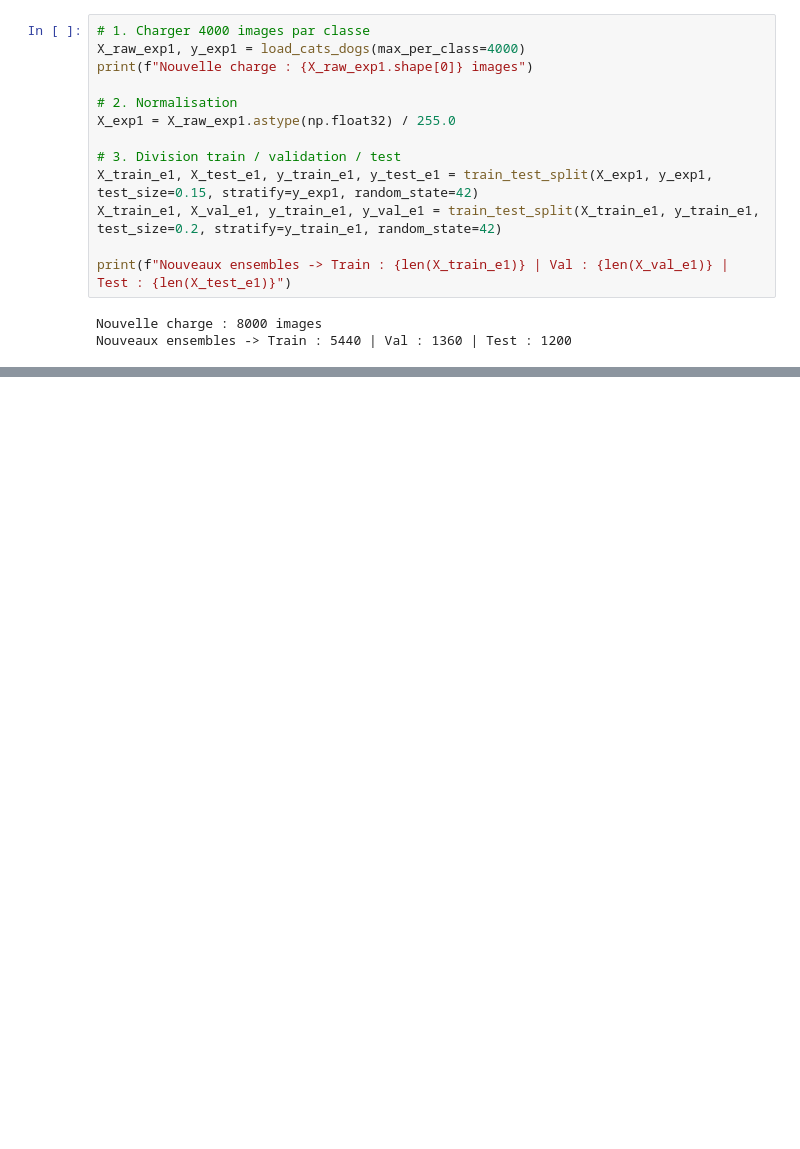
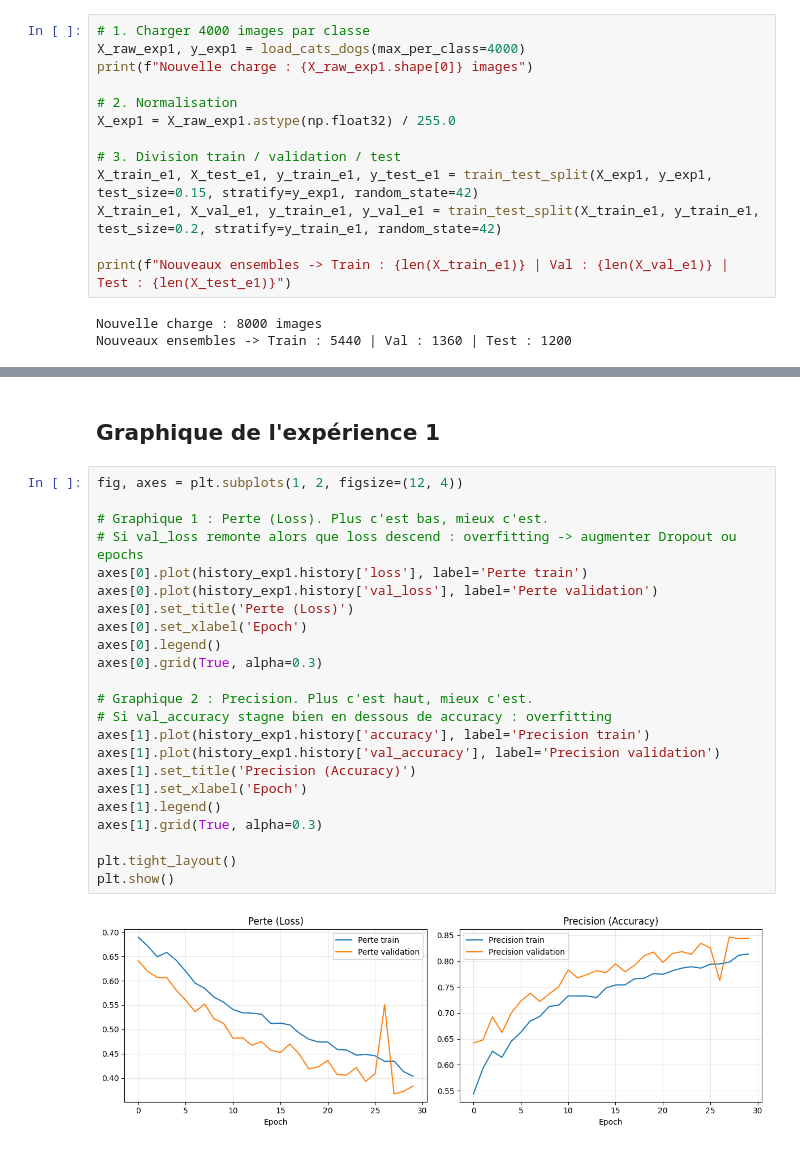
Before and after one commit to rauf-mifteev/Ahuntsic_AI_Cats_Dogs_classifier, a Jupyter notebook: cats_vs_dogs.ipynb, the cells around one changed output, grey strips where cells are left out. Saved outputs shown, nothing was run; the diff lists cells and outputs as text; blank space fills up the shorter version.

```diff
--- a/cats_vs_dogs.ipynb
+++ b/cats_vs_dogs.ipynb
@@ -414,0 +434,27 @@ print(f"\nPrécision finale (Exp 1) : {test_acc_e1*100:.2f}%")
+# %% [markdown]
+## Graphique de l'expérience 1
+# %%
+fig, axes = plt.subplots(1, 2, figsize=(12, 4))
+
+# Graphique 1 : Perte (Loss). Plus c'est bas, mieux c'est.
+# Si val_loss remonte alors que loss descend : overfitting -> augmenter Dropout ou epochs
+axes[0].plot(history_exp1.history['loss'], label='Perte train')
+axes[0].plot(history_exp1.history['val_loss'], label='Perte validation')
+axes[0].set_title('Perte (Loss)')
+axes[0].set_xlabel('Epoch')
+axes[0].legend()
+axes[0].grid(True, alpha=0.3)
+
+# Graphique 2 : Precision. Plus c'est haut, mieux c'est.
+# Si val_accuracy stagne bien en dessous de accuracy : overfitting
+axes[1].plot(history_exp1.history['accuracy'], label='Precision train')
+axes[1].plot(history_exp1.history['val_accuracy'], label='Precision validation')
+axes[1].set_title('Precision (Accuracy)')
+axes[1].set_xlabel('Epoch')
+axes[1].legend()
+axes[1].grid(True, alpha=0.3)
+
+plt.tight_layout()
+plt.show()
+# %% [output]
+[figure, added]
```
Also changed, not shown: parts of 6 cells of this notebook.
